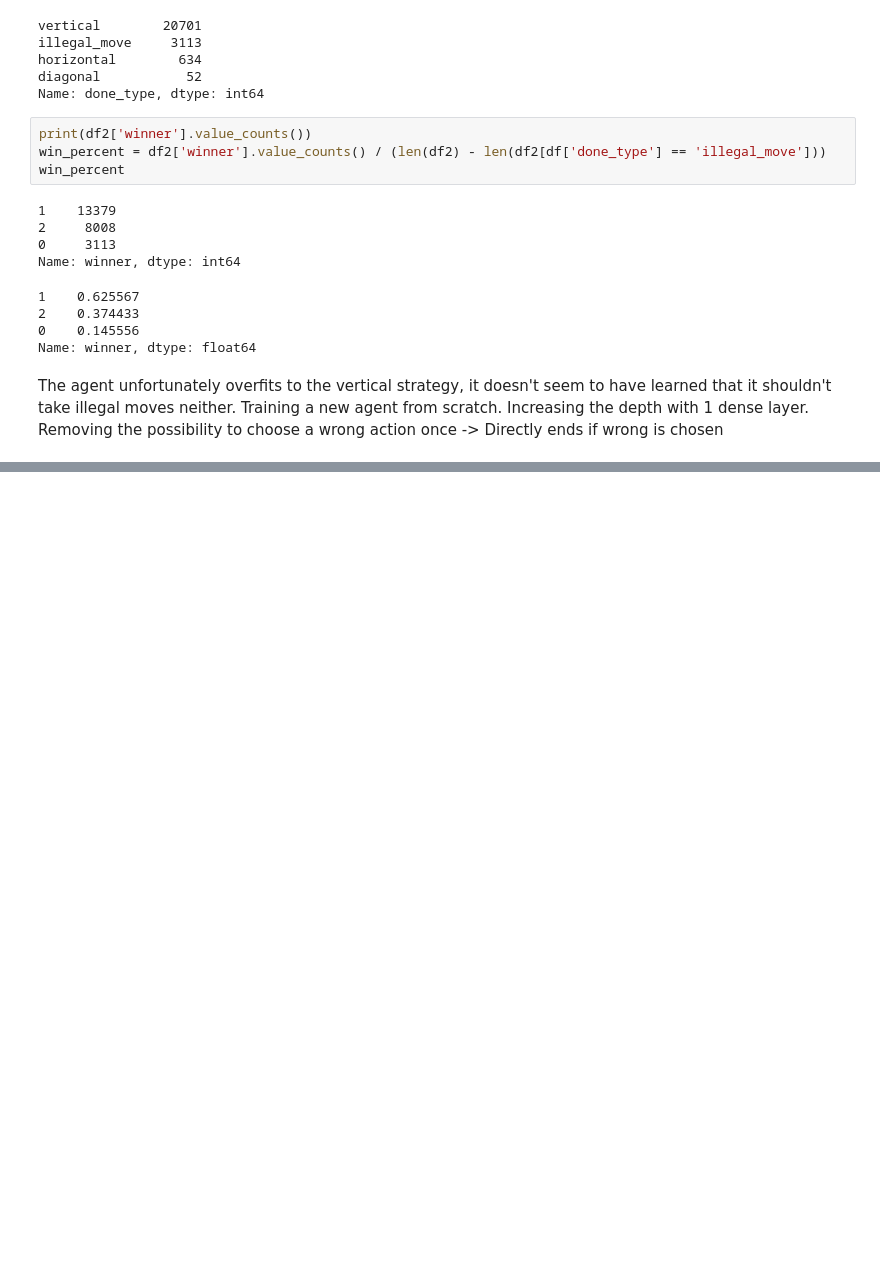
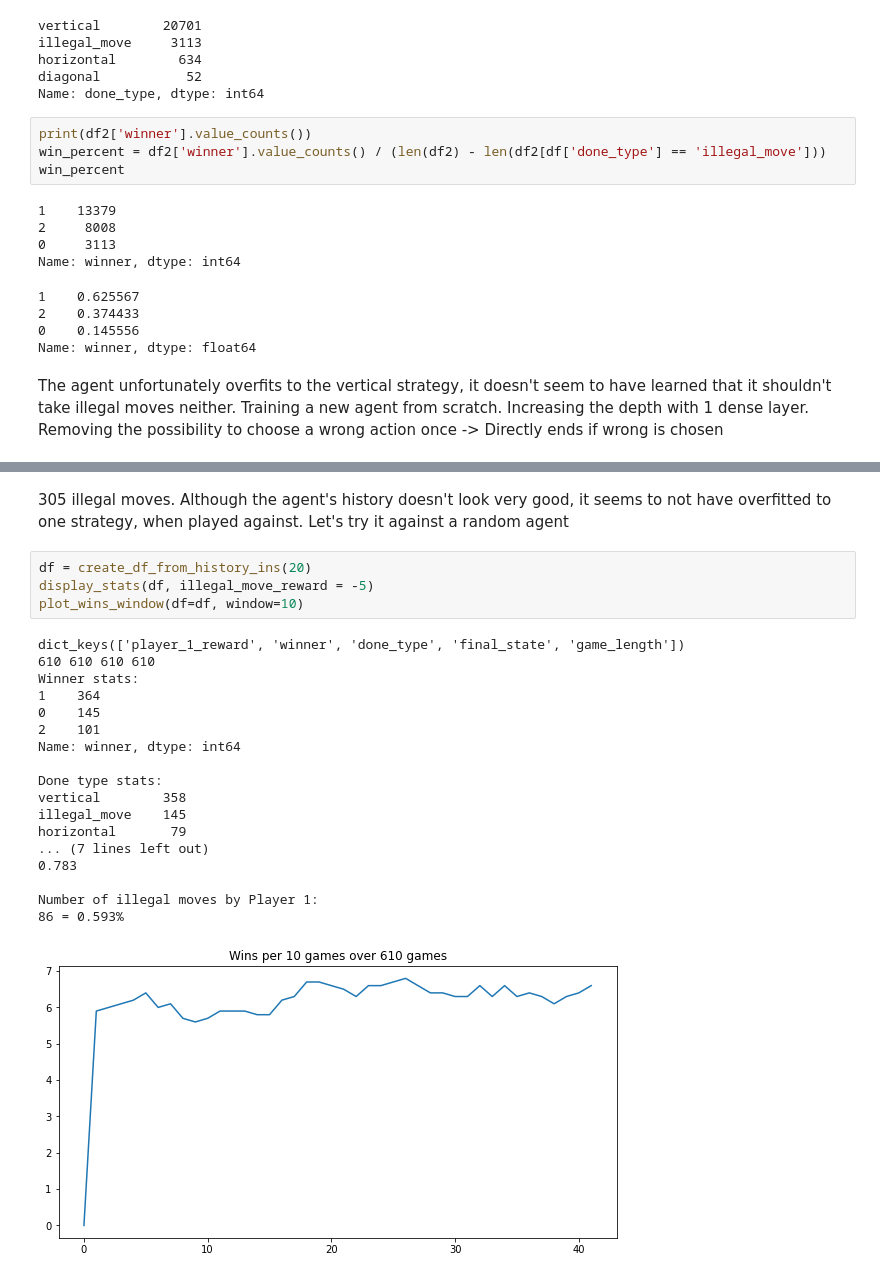
Before and after one commit to olestole/dqn-connect-4, a Jupyter notebook: connect_x/analytics.ipynb, the cells around one changed output, grey strips where cells are left out. Saved outputs shown, nothing was run; the diff lists cells and outputs as text; blank space fills up the shorter version.

```diff
--- a/connect_x/analytics.ipynb
+++ b/connect_x/analytics.ipynb
@@ -490,0 +593,26 @@ Training a new agent from scratch. Increasing the depth with 1 dense layer. Remo
+# %% [markdown]
+305 illegal moves.
+Although the agent's history doesn't look very good, it seems to not have overfitted to one strategy, when played against. Let's try it against a random agent
+# %%
+df = create_df_from_history_ins(20)
+display_stats(df, illegal_move_reward = -5)
+plot_wins_window(df=df, window=10)
+# %% [output]
+dict_keys(['player_1_reward', 'winner', 'done_type', 'final_state', 'game_length'])
+610 610 610 610
+Winner stats:
+1    364
+0    145
+2    101
+Name: winner, dtype: int64
+
+Done type stats:
+vertical        358
+illegal_move    145
+horizontal       79
+... (7 lines left out)
+0.783
+
+Number of illegal moves by Player 1:
+86 = 0.593%
+[figure, added]
```
Also changed, not shown: parts of 35 cells of this notebook, 7 other files.
